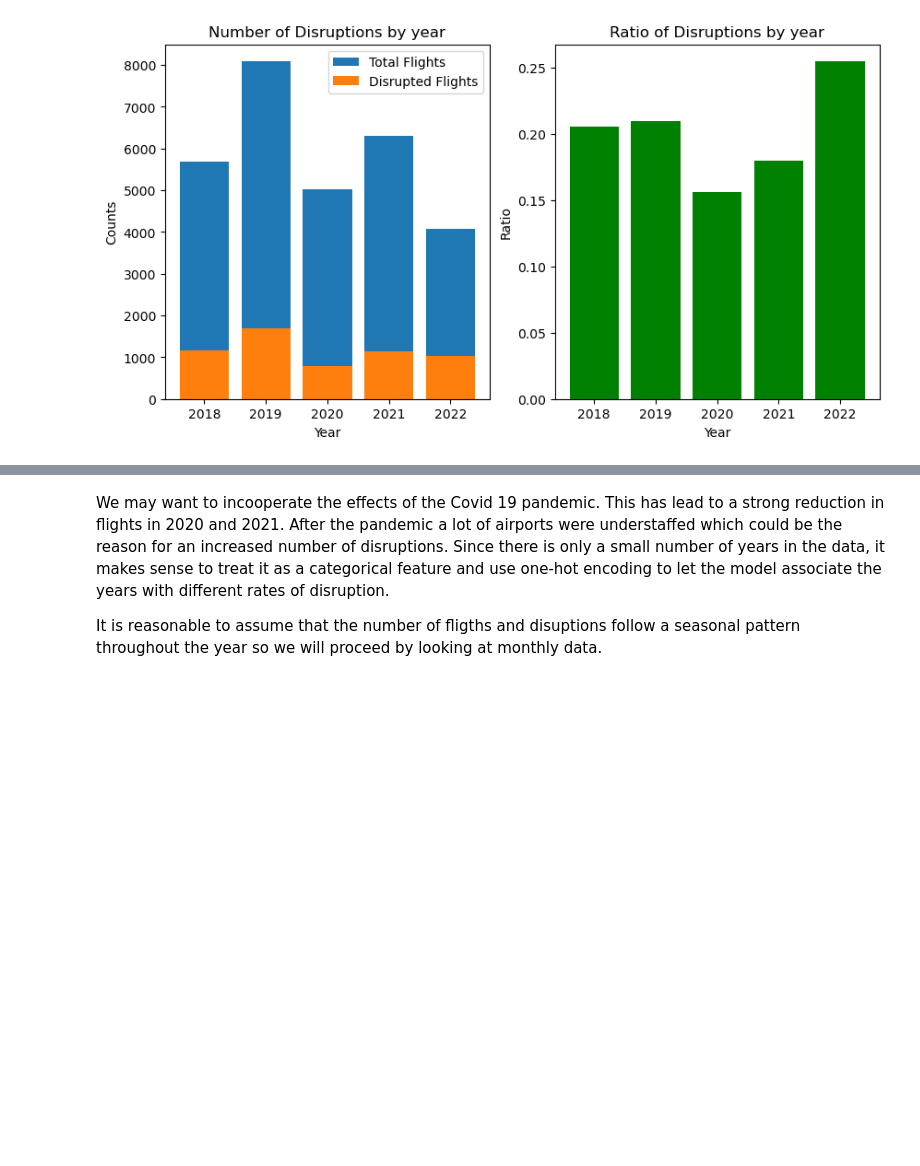
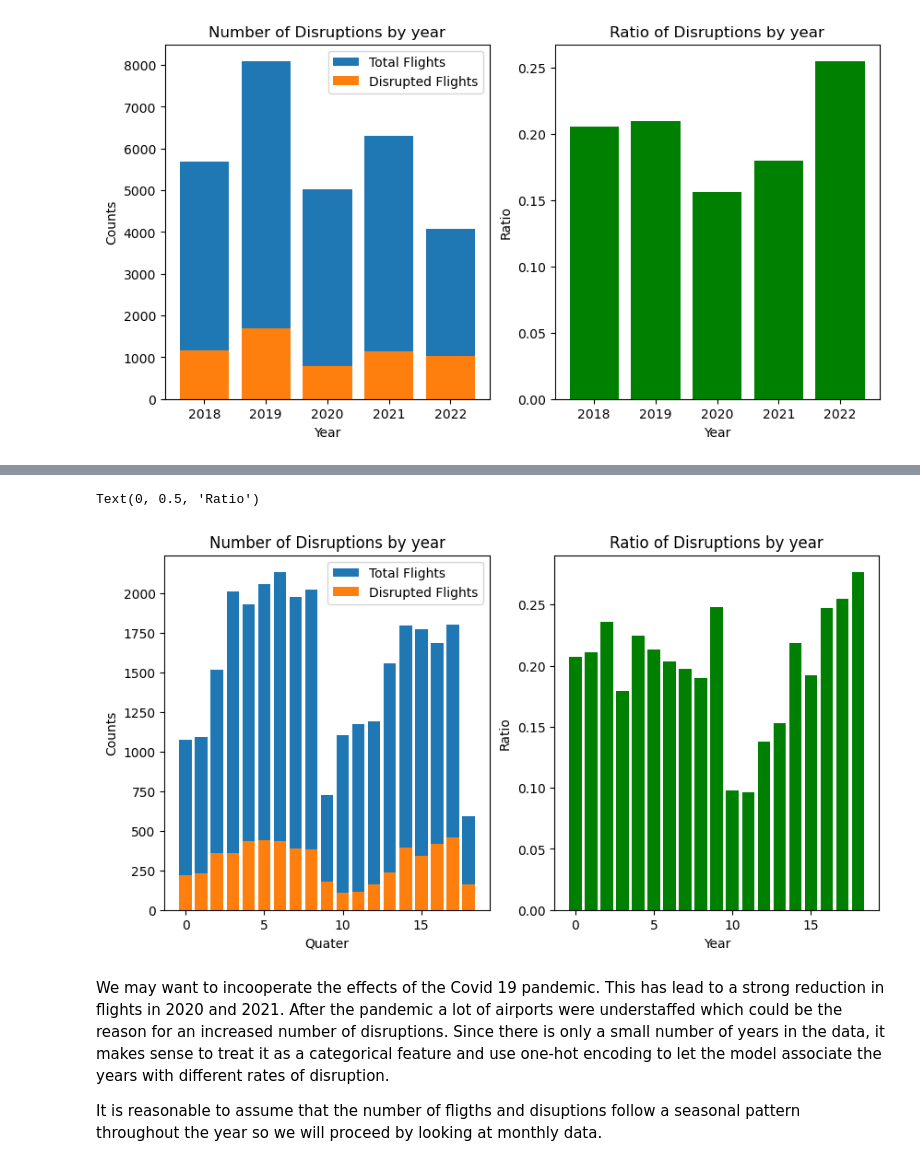
Before and after one commit to samuelleehope/ID5059_Flight_Prediction, a Jupyter notebook: ID5059Project1.ipynb, the cells around one changed output, grey strips where cells are left out. Drawn from its saved outputs; the diff is of its cells as text; code cells hidden in the pictures; blank space fills up the shorter version.

```diff
--- a/ID5059Project1.ipynb
+++ b/ID5059Project1.ipynb
@@ -73,3 +76,19 @@ display(flights_raw)
+# %%
+def import_large(path):
+    data = []
+    with open(path,'r') as csvfile:
+        reader = csv.reader(csvfile)
+        for i,row in enumerate(reader):
+            if i > 10:
+                return data
+            if i > 0:
+                row[34] = row[34] + row[35]
+                del row[35]
+                row[25] = row[25] + row[26]
+                del row[26]
+                data.append(row)
+path = ''
+flights_raw = import_large(path)
 # %% [markdown]
 ## Data Exploration
 # %%
@@ -152,3 +193,26 @@ Text(0, 0.5, 'Ratio')
+# %%
+quarter_data = pd.merge(flights_raw.groupby(['Year','Quarter']).size().reset_index(name='Flights'),
+         flights_raw.groupby(['Year','Quarter'])['Disruption'].sum().reset_index(name='Disruptions'),
+         left_index=True, right_index=True)
+quarter_data['Ratio'] = quarter_data['Disruptions']/quarter_data['Flights']
+
+
+fig, (ax1,ax2) = plt.subplots(nrows=1,ncols=2,figsize=(10,5))
+ax1.bar(quarter_data.index, quarter_data['Flights'],label='Total Flights')
+ax1.bar(quarter_data.index, quarter_data['Disruptions'], label='Disrupted Flights')
+ax1.set_title('Number of Disruptions by year')
+ax1.set_xlabel('Quater')
+ax1.set_ylabel('Counts')
+ax1.legend()
+
+
+ax2.bar(quarter_data.index, quarter_data['Ratio'],color="green")
+ax2.set_title('Ratio of Disruptions by year')
+ax2.set_xlabel('Year')
+ax2.set_ylabel('Ratio')
+# %% [output]
+Text(0, 0.5, 'Ratio')
+[figure, added]
 # %% [markdown]
 We may want to incooperate the effects of the Covid 19 pandemic. This has lead to a strong reduction in flights in 2020 and 2021. After the pandemic a lot of airports were understaffed which could be the reason for an increased number of disruptions. Since there is only a small number of years in the data, it makes sense to treat it as a categorical feature and use one-hot encoding to let the model associate the years with different rates of disruption.
 
```
Also changed, not shown: parts of 11 cells of this notebook.
